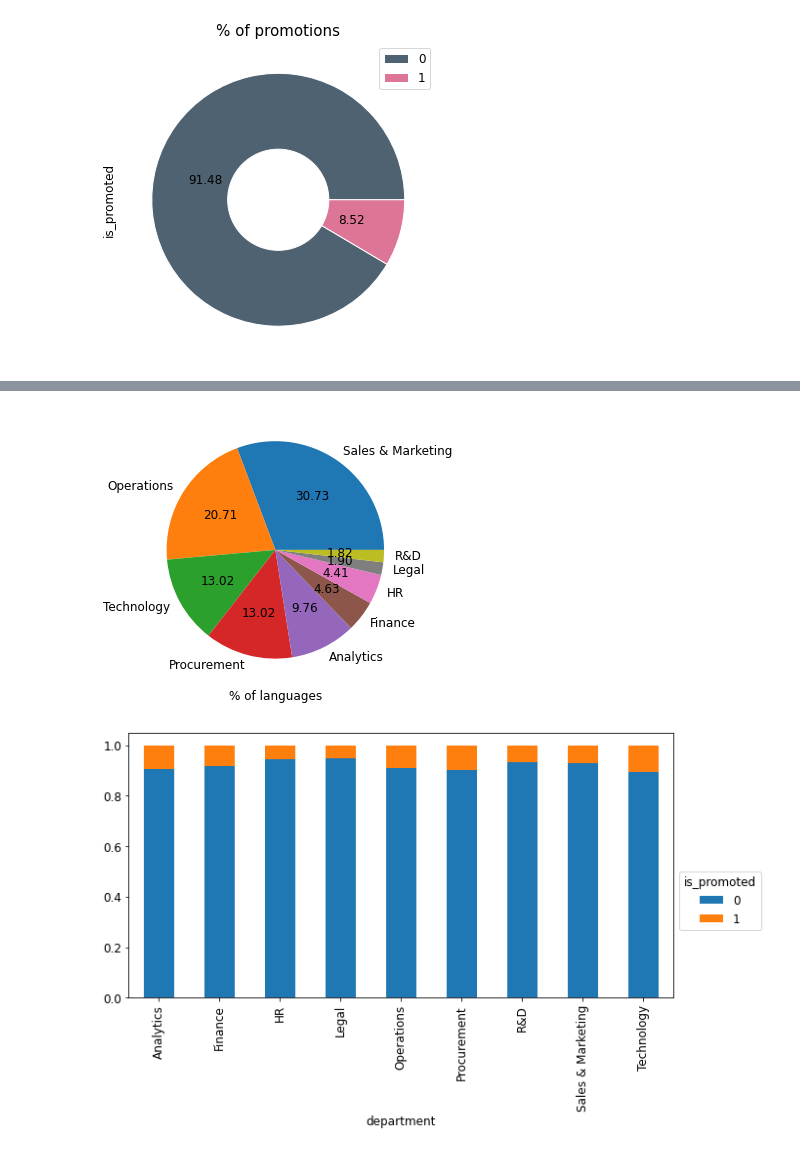
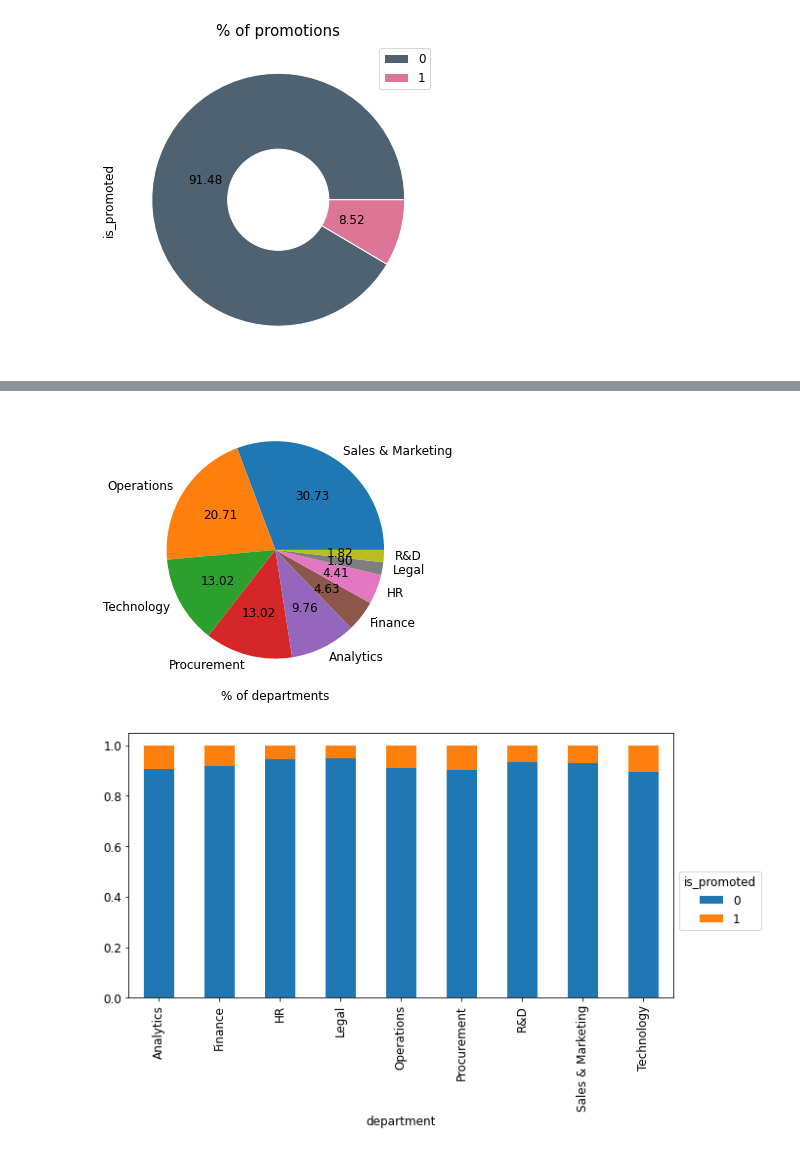
Before and after one commit to cerenkasap/prediction_of_employee_promotion, a Jupyter notebook: Exploratory_Data_Analysis.ipynb, the cells around one changed output, grey strips where cells are left out. Drawn from its saved outputs; the diff is of its cells as text; code cells hidden in the pictures.

```diff
--- a/Exploratory_Data_Analysis.ipynb
+++ b/Exploratory_Data_Analysis.ipynb
@@ -49,13 +39,13 @@ plt.show()
 # %%
 #Categorical columns
 #Pie chart for 'department' column
 fig, (ax1) = plt.subplots(ncols=1, figsize=(10, 5))
 df.department.value_counts().plot(kind='pie',label='', autopct='%.2f', ax=ax1)
-ax1.set_xlabel('% of languages', size=12)
+ax1.set_xlabel('% of departments', size=12)
 plt.savefig('images/department_piechart.png', dpi=300)
 plt.show()
 # %% [output]
-[figure, old version]
+[figure, new version]
 # %%
 #Percentage of people who got promoted from each department
 plt.rcParams['figure.figsize'] = [10, 5]
```
Also changed, not shown: parts of 6 cells of this notebook, 20 other files.
